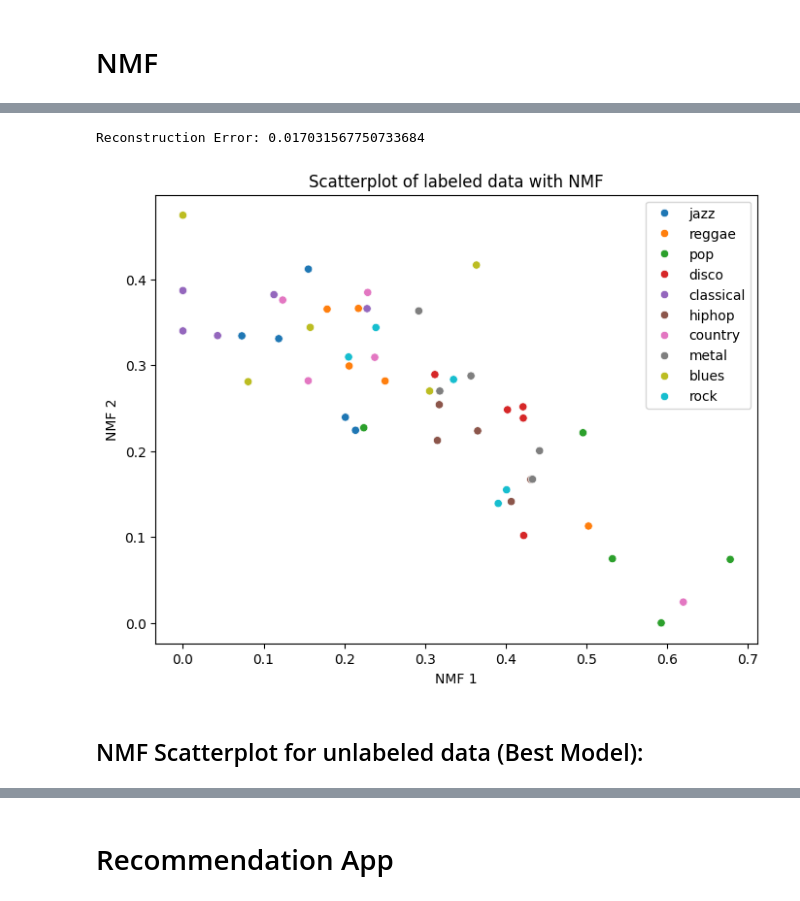
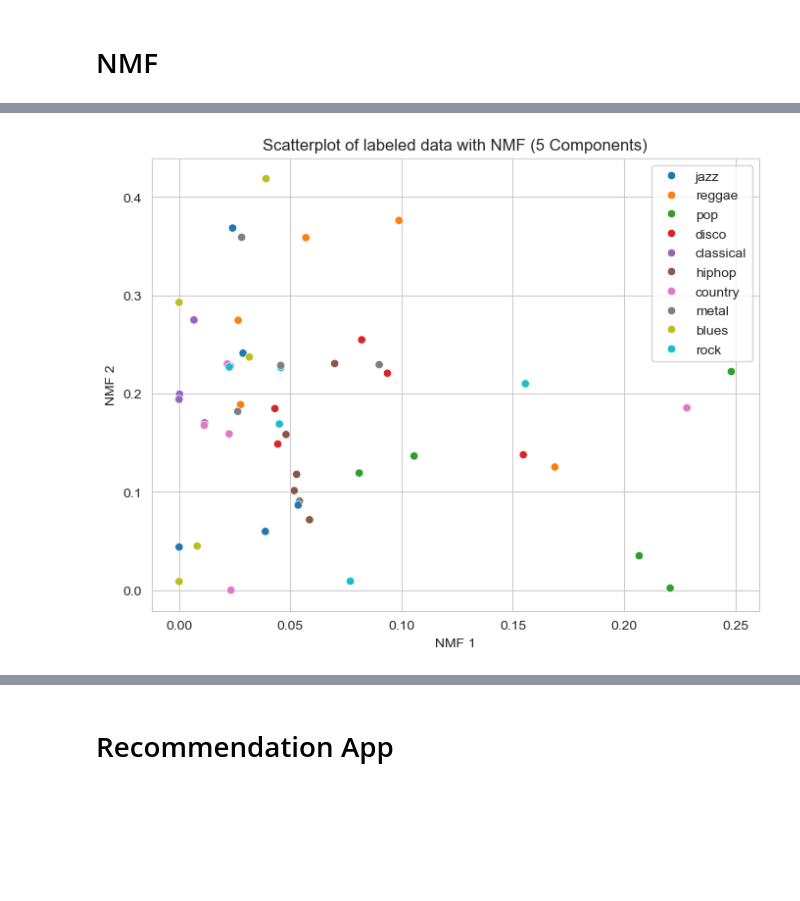
Before and after one commit to Akshay22087249/TurboAdventure, a Jupyter notebook: Main.ipynb, the cells around one changed output, grey strips where cells are left out. Saved outputs shown, nothing was run; the diff lists cells and outputs as text; code cells hidden in the pictures; blank space fills up the shorter version.

```diff
--- a/Main.ipynb
+++ b/Main.ipynb
@@ -1210,41 +1307,22 @@ We run the best model () on the reduced unlabeled data:
 # %%
-# C (2023)
-# NMF (o. D.)
-# Zhang (2024)
 
-from sklearn.preprocessing import MinMaxScaler
+# Apply NMF with the optimal number of components (n=5)
+n = 5
+nmf = NMF(n_components=n, random_state=42)
+features = nmf.fit_transform(labeled_df[feature_columns])
 
-# 2 features for scatter plot
-n = 2
-
-# normalize, because NMF requires non-negative data
-MinMaxScaler = MinMaxScaler()
-labeled_df[feature_columns] = MinMaxScaler.fit_transform(labeled_df[feature_columns])
-
-# NMF
-nmf = NMF(n_components=n)
-features  = nmf.fit_transform(labeled_df[feature_columns])
-
-# reconstruction error
-reconstruction = nmf.inverse_transform(features)
-reconstruction_error = ((labeled_df[feature_columns] - reconstruction) ** 2).mean().mean()
-
-print(f"Reconstruction Error: {reconstruction_error}")
-
-# new reduced df
-labeled_nmf_df = pd.DataFrame(data=features, columns=[f'NMF{i+1}' for i in range(n)])
+# Create a new DataFrame with the reduced features
+labeled_nmf_df = pd.DataFrame(features, columns=[f'NMF{i+1}' for i in range(n)])
 labeled_nmf_df['genre'] = labeled_df['genre']
 
-# scatter plot
+# Scatter plot of the reduced data
 plt.figure(figsize=(8, 6))
-sns.scatterplot(x='NMF1', y='NMF2', hue='genre', data=labeled_nmf_df)
-plt.title('Scatterplot of labeled data with NMF')
+sns.scatterplot(x='NMF1', y='NMF2', hue='genre', data=labeled_nmf_df, palette='tab10')
+plt.title('Scatterplot of labeled data with NMF (5 Components)')
 plt.xlabel('NMF 1')
 plt.ylabel('NMF 2')
 plt.legend(loc='best')
+plt.grid(True)
 plt.show()
 # %% [output]
-Reconstruction Error: 0.017031567750733684
-[figure, old version]
+[figure, new version]
-# %% [markdown]
-## NMF Scatterplot for unlabeled data (Best Model):
```
Also changed, not shown: parts of 34 cells of this notebook.
